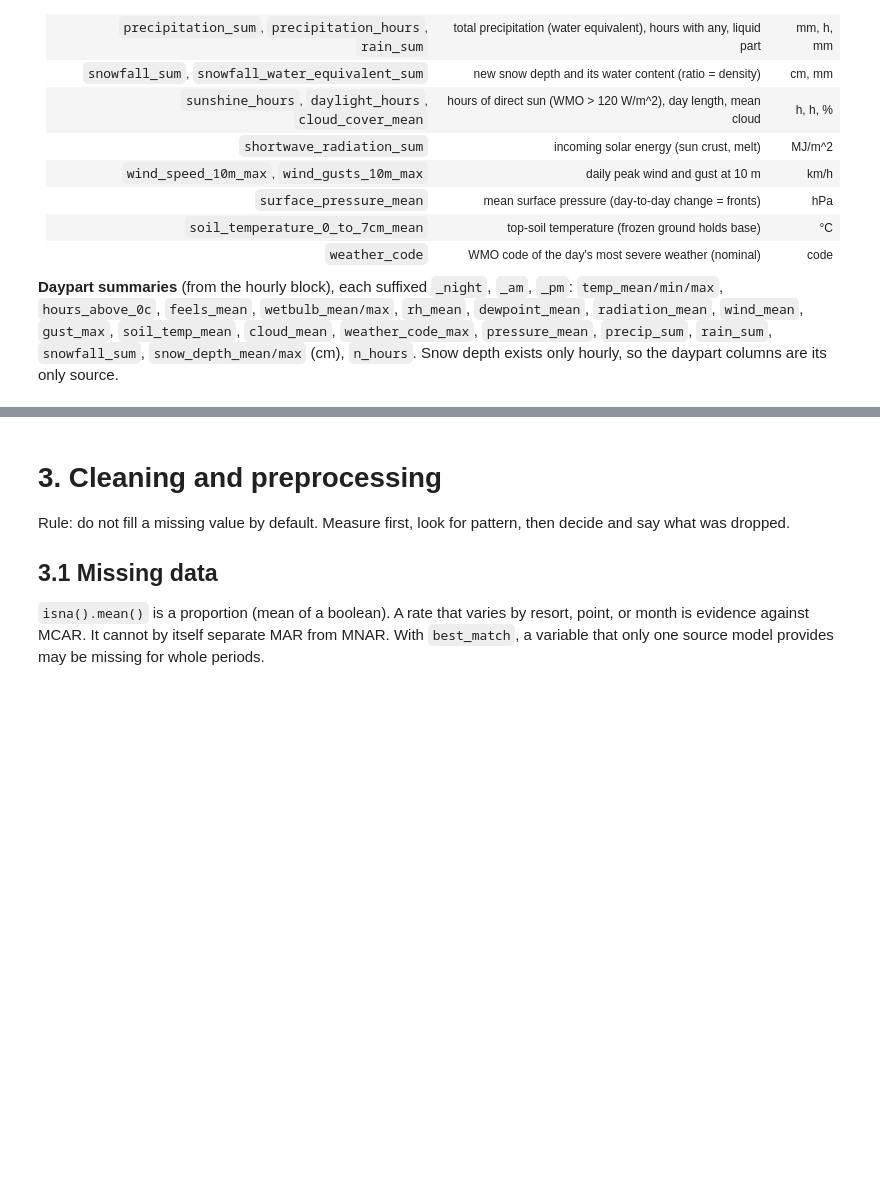
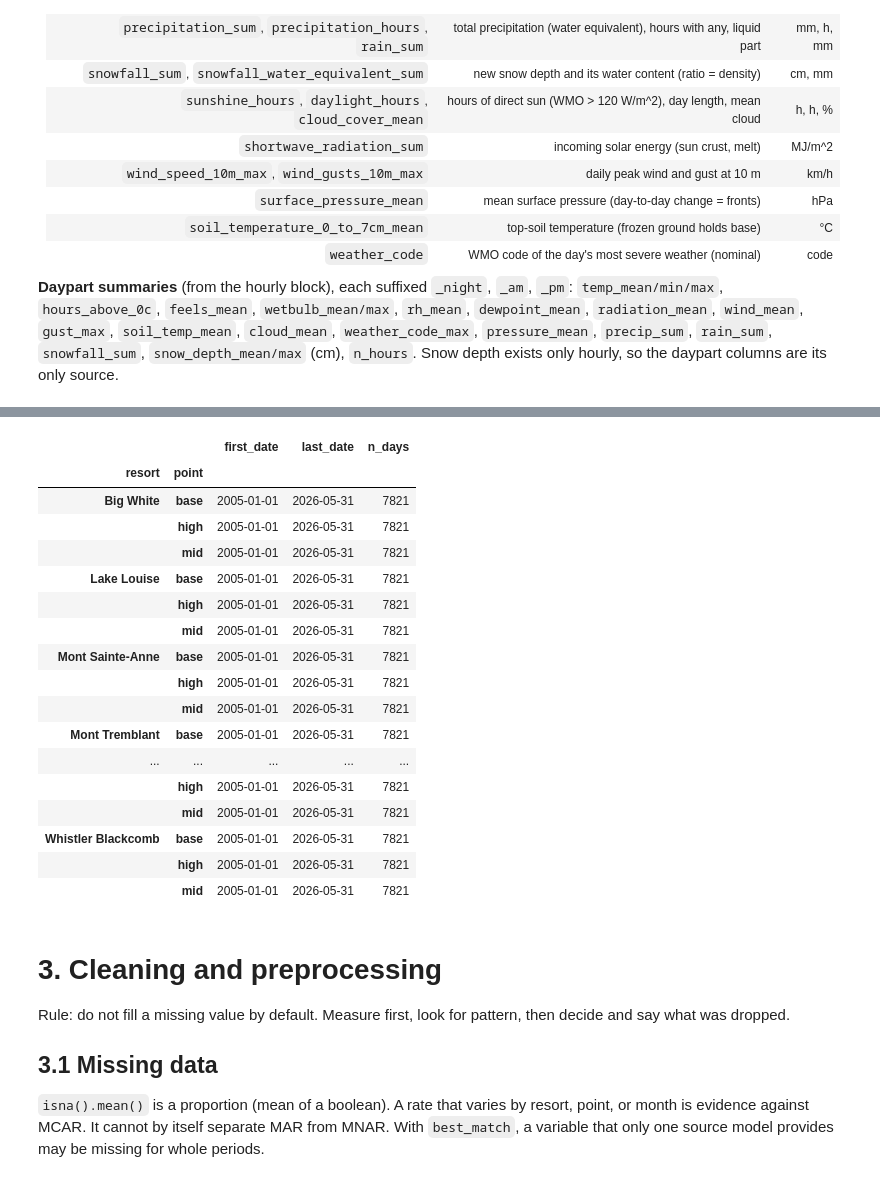
Before and after one commit to LiviaJonnatan/snowpredict, a Jupyter notebook: MS2.ipynb, the cells around one changed output, grey strips where cells are left out. Saved outputs shown, nothing was run; the diff lists cells and outputs as text; code cells hidden in the pictures; blank space fills up the shorter version.

```diff
--- a/MS2.ipynb
+++ b/MS2.ipynb
@@ -381,3 +494,24 @@ daily wide    (164241, 97)       ->  123.7 MB
+# %%
+raw.groupby(["resort", "point"]).agg(first_date=("date", "min"), last_date=("date", "max"), n_days=("date","size"))
+# %% [output]
+|  |  | first_date | last_date | n_days |
+| resort | point |  |  |  |
+| Big White | base | 2005-01-01 | 2026-05-31 | 7821 |
+|  | high | 2005-01-01 | 2026-05-31 | 7821 |
+|  | mid | 2005-01-01 | 2026-05-31 | 7821 |
+| Lake Louise | base | 2005-01-01 | 2026-05-31 | 7821 |
+|  | high | 2005-01-01 | 2026-05-31 | 7821 |
+|  | mid | 2005-01-01 | 2026-05-31 | 7821 |
+| Mont Sainte-Anne | base | 2005-01-01 | 2026-05-31 | 7821 |
+|  | high | 2005-01-01 | 2026-05-31 | 7821 |
+|  | mid | 2005-01-01 | 2026-05-31 | 7821 |
+| Mont Tremblant | base | 2005-01-01 | 2026-05-31 | 7821 |
+| ... | ... | ... | ... | ... |
+|  | high | 2005-01-01 | 2026-05-31 | 7821 |
+|  | mid | 2005-01-01 | 2026-05-31 | 7821 |
+| Whistler Blackcomb | base | 2005-01-01 | 2026-05-31 | 7821 |
+|  | high | 2005-01-01 | 2026-05-31 | 7821 |
+|  | mid | 2005-01-01 | 2026-05-31 | 7821 |
 # %% [markdown]
 # 3. Cleaning and preprocessing
 
```
Also changed, not shown: parts of 13 cells of this notebook.
